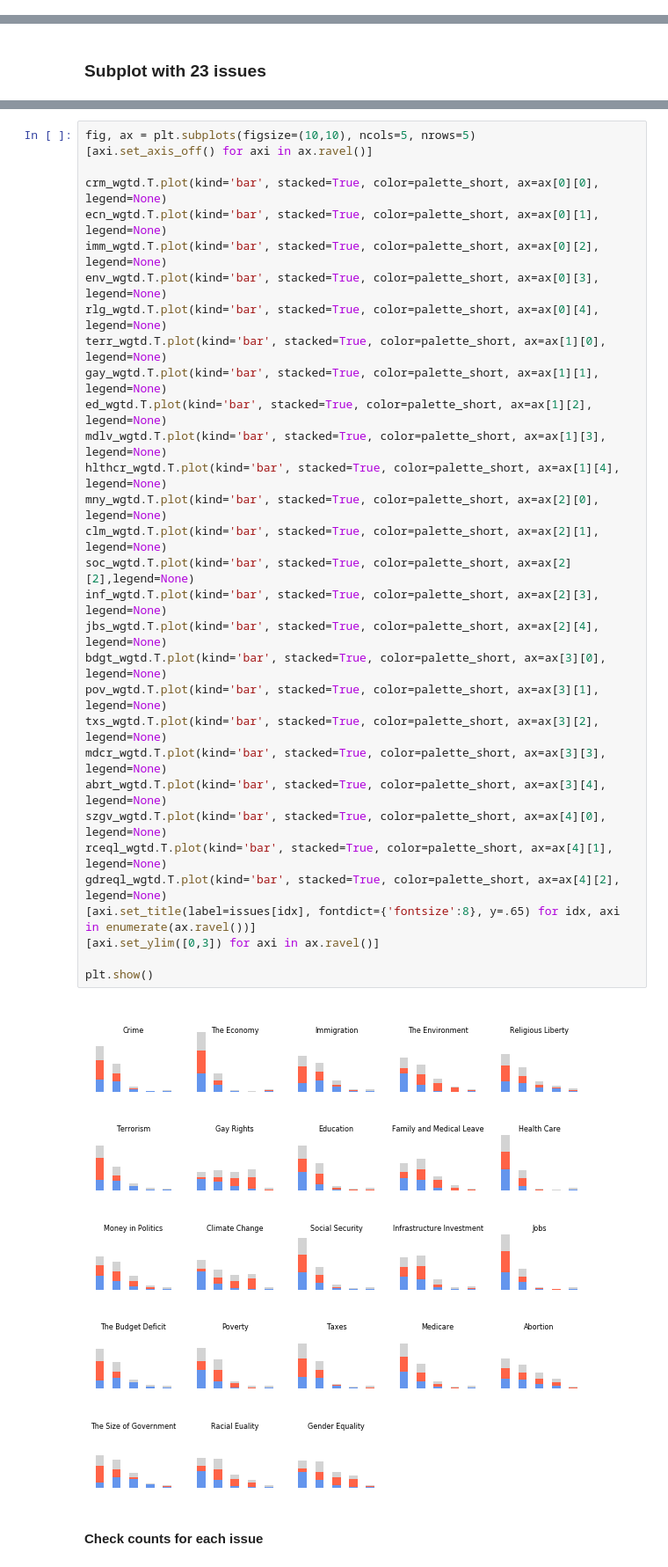
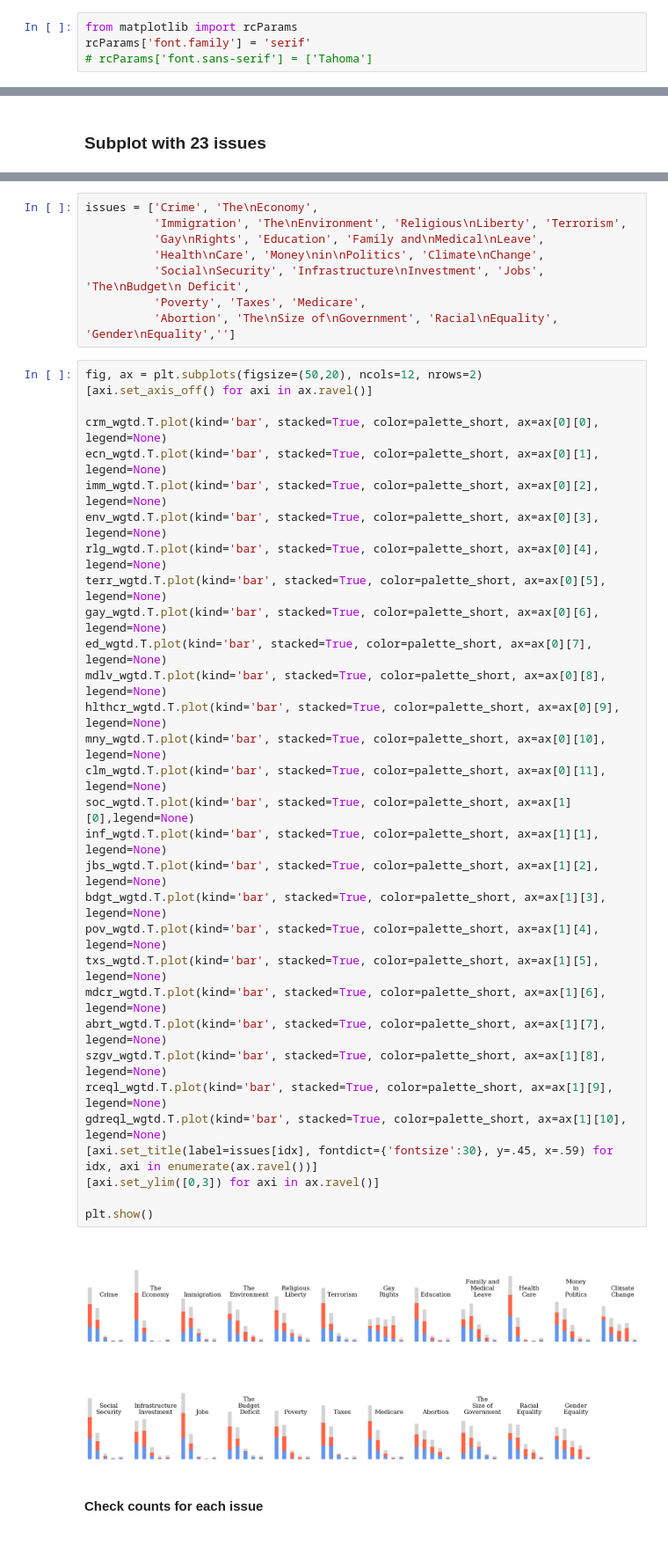
Before and after one commit to ali0003433/predict-by-issue-prioritization, a Jupyter notebook: notebooks/2-al-exploration.ipynb, the cells around one changed output, grey strips where cells are left out. Shown at 88% size. Drawn from its saved outputs; the diff is of its cells as text; blank space fills up the shorter version.

Commit message:
Change details on graphs and fonts

```diff
--- a/notebooks/2-al-exploration.ipynb
+++ b/notebooks/2-al-exploration.ipynb
@@ -14,6 +14,10 @@ import seaborn as sns
 import weightedcalcs as wc
 import warnings
 warnings.filterwarnings("ignore")
+# %%
+from matplotlib import rcParams
+rcParams['font.family'] = 'serif'
+# rcParams['font.sans-serif'] = ['Tahoma']
 # %% [markdown]
 Import functions from source code
 # %%
@@ -482,36 +485,44 @@ print(issues)
+# %%
+issues = ['Crime', 'The\nEconomy',
+          'Immigration', 'The\nEnvironment', 'Religious\nLiberty', 'Terrorism',
+          'Gay\nRights', 'Education', 'Family and\nMedical\nLeave',
+          'Health\nCare', 'Money\nin\nPolitics', 'Climate\nChange',
+          'Social\nSecurity', 'Infrastructure\nInvestment', 'Jobs', 'The\nBudget\n Deficit',
+          'Poverty', 'Taxes', 'Medicare',
+          'Abortion', 'The\nSize of\nGovernment', 'Racial\nEquality', 'Gender\nEquality','']
 # %%
-fig, ax = plt.subplots(figsize=(10,10), ncols=5, nrows=5)
+fig, ax = plt.subplots(figsize=(50,20), ncols=12, nrows=2)
 [axi.set_axis_off() for axi in ax.ravel()]
 
 crm_wgtd.T.plot(kind='bar', stacked=True, color=palette_short, ax=ax[0][0], legend=None)
 ecn_wgtd.T.plot(kind='bar', stacked=True, color=palette_short, ax=ax[0][1], legend=None)
 imm_wgtd.T.plot(kind='bar', stacked=True, color=palette_short, ax=ax[0][2], legend=None)
 env_wgtd.T.plot(kind='bar', stacked=True, color=palette_short, ax=ax[0][3], legend=None)
 rlg_wgtd.T.plot(kind='bar', stacked=True, color=palette_short, ax=ax[0][4], legend=None)
-terr_wgtd.T.plot(kind='bar', stacked=True, color=palette_short, ax=ax[1][0], legend=None)
-gay_wgtd.T.plot(kind='bar', stacked=True, color=palette_short, ax=ax[1][1], legend=None)
-ed_wgtd.T.plot(kind='bar', stacked=True, color=palette_short, ax=ax[1][2], legend=None)
-mdlv_wgtd.T.plot(kind='bar', stacked=True, color=palette_short, ax=ax[1][3], legend=None)
-hlthcr_wgtd.T.plot(kind='bar', stacked=True, color=palette_short, ax=ax[1][4], legend=None)
-mny_wgtd.T.plot(kind='bar', stacked=True, color=palette_short, ax=ax[2][0], legend=None)
-clm_wgtd.T.plot(kind='bar', stacked=True, color=palette_short, ax=ax[2][1], legend=None)
-soc_wgtd.T.plot(kind='bar', stacked=True, color=palette_short, ax=ax[2][2],legend=None)
-inf_wgtd.T.plot(kind='bar', stacked=True, color=palette_short, ax=ax[2][3], legend=None)
-jbs_wgtd.T.plot(kind='bar', stacked=True, color=palette_short, ax=ax[2][4], legend=None)
-bdgt_wgtd.T.plot(kind='bar', stacked=True, color=palette_short, ax=ax[3][0], legend=None)
-pov_wgtd.T.plot(kind='bar', stacked=True, color=palette_short, ax=ax[3][1], legend=None)
-txs_wgtd.T.plot(kind='bar', stacked=True, color=palette_short, ax=ax[3][2], legend=None)
-mdcr_wgtd.T.plot(kind='bar', stacked=True, color=palette_short, ax=ax[3][3], legend=None)
-abrt_wgtd.T.plot(kind='bar', stacked=True, color=palette_short, ax=ax[3][4], legend=None)
-szgv_wgtd.T.plot(kind='bar', stacked=True, color=palette_short, ax=ax[4][0], legend=None)
-rceql_wgtd.T.plot(kind='bar', stacked=True, color=palette_short, ax=ax[4][1], legend=None)
-gdreql_wgtd.T.plot(kind='bar', stacked=True, color=palette_short, ax=ax[4][2], legend=None)
-[axi.set_title(label=issues[idx], fontdict={'fontsize':8}, y=.65) for idx, axi in enumerate(ax.ravel())]
+terr_wgtd.T.plot(kind='bar', stacked=True, color=palette_short, ax=ax[0][5], legend=None)
+gay_wgtd.T.plot(kind='bar', stacked=True, color=palette_short, ax=ax[0][6], legend=None)
+ed_wgtd.T.plot(kind='bar', stacked=True, color=palette_short, ax=ax[0][7], legend=None)
+mdlv_wgtd.T.plot(kind='bar', stacked=True, color=palette_short, ax=ax[0][8], legend=None)
+hlthcr_wgtd.T.plot(kind='bar', stacked=True, color=palette_short, ax=ax[0][9], legend=None)
+mny_wgtd.T.plot(kind='bar', stacked=True, color=palette_short, ax=ax[0][10], legend=None)
+clm_wgtd.T.plot(kind='bar', stacked=True, color=palette_short, ax=ax[0][11], legend=None)
+soc_wgtd.T.plot(kind='bar', stacked=True, color=palette_short, ax=ax[1][0],legend=None)
+inf_wgtd.T.plot(kind='bar', stacked=True, color=palette_short, ax=ax[1][1], legend=None)
+jbs_wgtd.T.plot(kind='bar', stacked=True, color=palette_short, ax=ax[1][2], legend=None)
+bdgt_wgtd.T.plot(kind='bar', stacked=True, color=palette_short, ax=ax[1][3], legend=None)
+pov_wgtd.T.plot(kind='bar', stacked=True, color=palette_short, ax=ax[1][4], legend=None)
+txs_wgtd.T.plot(kind='bar', stacked=True, color=palette_short, ax=ax[1][5], legend=None)
+mdcr_wgtd.T.plot(kind='bar', stacked=True, color=palette_short, ax=ax[1][6], legend=None)
+abrt_wgtd.T.plot(kind='bar', stacked=True, color=palette_short, ax=ax[1][7], legend=None)
+szgv_wgtd.T.plot(kind='bar', stacked=True, color=palette_short, ax=ax[1][8], legend=None)
+rceql_wgtd.T.plot(kind='bar', stacked=True, color=palette_short, ax=ax[1][9], legend=None)
+gdreql_wgtd.T.plot(kind='bar', stacked=True, color=palette_short, ax=ax[1][10], legend=None)
+[axi.set_title(label=issues[idx], fontdict={'fontsize':30}, y=.45, x=.59) for idx, axi in enumerate(ax.ravel())]
 [axi.set_ylim([0,3]) for axi in ax.ravel()]
 
 plt.show()
 # %% [output]
-[figure, old version]
+[figure, new version]
 # %% [markdown]
 #### Check counts for each issue
 # %% [markdown]
```
Also changed, not shown: parts of 16 cells of this notebook, 4 other files.
